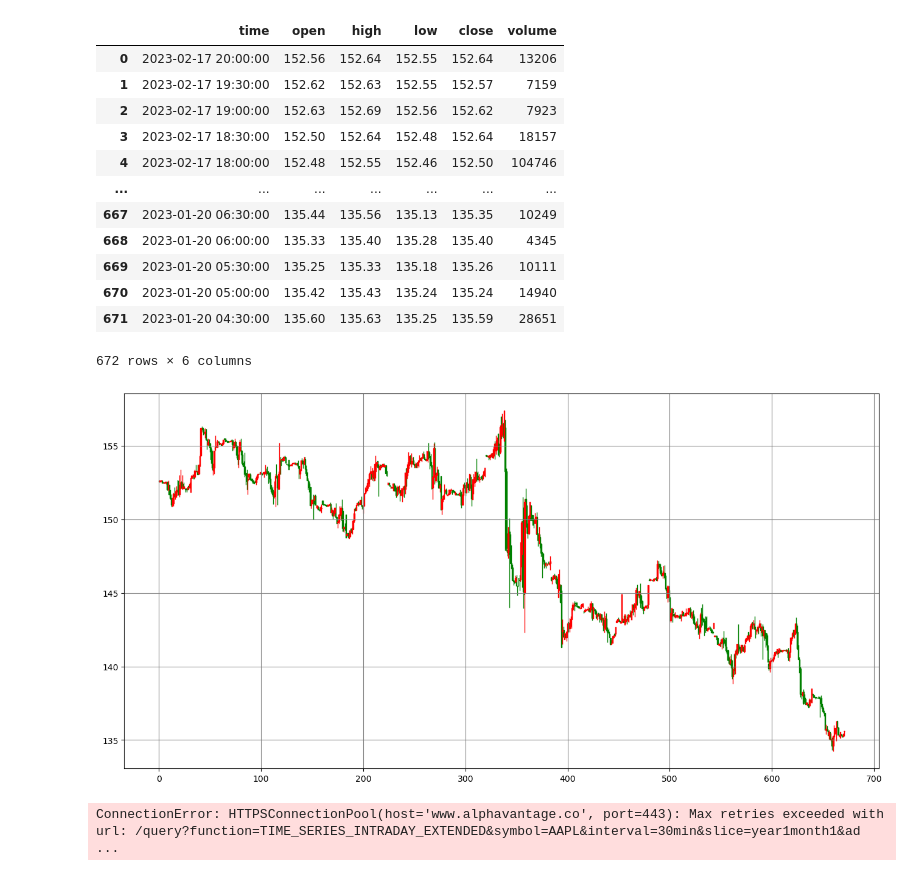
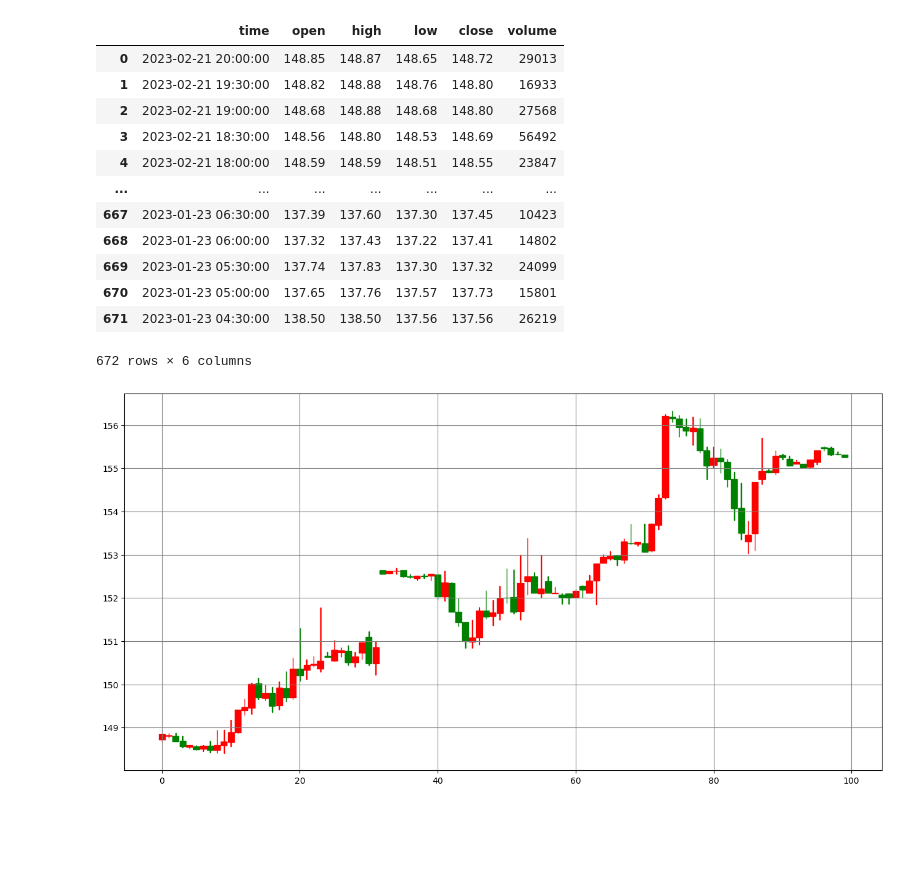
Before and after one commit to Rohan-SSS/ez_moeny, a Jupyter notebook: webapp/test.ipynb, the cells around one changed output. Cells and saved outputs as stored; diff of their text form; code cells hidden in the pictures; blank space fills up the shorter version.

```diff
--- a/webapp/test.ipynb
+++ b/webapp/test.ipynb
@@ -14,19 +17,19 @@ get_temp_csv('AAPL')
 # %%
-df = pd.read_csv(r'..\\webapp\\temp_csv.csv')
+df = pd.read_csv(get_temp_csv('AAPL'))
 # %%
 df
 # %% [output]
 |  | time | open | high | low | close | volume |
-| 0 | 2023-02-17 20:00:00 | 152.56 | 152.64 | 152.55 | 152.64 | 13206 |
-| 1 | 2023-02-17 19:30:00 | 152.62 | 152.63 | 152.55 | 152.57 | 7159 |
-| 2 | 2023-02-17 19:00:00 | 152.63 | 152.69 | 152.56 | 152.62 | 7923 |
-| 3 | 2023-02-17 18:30:00 | 152.50 | 152.64 | 152.48 | 152.64 | 18157 |
-| 4 | 2023-02-17 18:00:00 | 152.48 | 152.55 | 152.46 | 152.50 | 104746 |
+| 0 | 2023-02-21 20:00:00 | 148.85 | 148.87 | 148.65 | 148.72 | 29013 |
+| 1 | 2023-02-21 19:30:00 | 148.82 | 148.88 | 148.76 | 148.80 | 16933 |
+| 2 | 2023-02-21 19:00:00 | 148.68 | 148.88 | 148.68 | 148.80 | 27568 |
+| 3 | 2023-02-21 18:30:00 | 148.56 | 148.80 | 148.53 | 148.69 | 56492 |
+| 4 | 2023-02-21 18:00:00 | 148.59 | 148.59 | 148.51 | 148.55 | 23847 |
 | ... | ... | ... | ... | ... | ... | ... |
-| 667 | 2023-01-20 06:30:00 | 135.44 | 135.56 | 135.13 | 135.35 | 10249 |
-| 668 | 2023-01-20 06:00:00 | 135.33 | 135.40 | 135.28 | 135.40 | 4345 |
-| 669 | 2023-01-20 05:30:00 | 135.25 | 135.33 | 135.18 | 135.26 | 10111 |
-| 670 | 2023-01-20 05:00:00 | 135.42 | 135.43 | 135.24 | 135.24 | 14940 |
-| 671 | 2023-01-20 04:30:00 | 135.60 | 135.63 | 135.25 | 135.59 | 28651 |
+| 667 | 2023-01-23 06:30:00 | 137.39 | 137.60 | 137.30 | 137.45 | 10423 |
+| 668 | 2023-01-23 06:00:00 | 137.32 | 137.43 | 137.22 | 137.41 | 14802 |
+| 669 | 2023-01-23 05:30:00 | 137.74 | 137.83 | 137.30 | 137.32 | 24099 |
+| 670 | 2023-01-23 05:00:00 | 137.65 | 137.76 | 137.57 | 137.73 | 15801 |
+| 671 | 2023-01-23 04:30:00 | 138.50 | 138.50 | 137.56 | 137.56 | 26219 |
 672 rows × 6 columns
 # %%
@@ -60,8 +63,4 @@ def plot_chart(df):
 # %%
-plot_chart(df)
+plot_chart(df[:100])
 # %% [output]
-[figure, old version]
+[figure, new version]
-# %%
-df = pd.read_csv(get_temp_csv('AAPL'))
-# %% [output]
-ConnectionError: HTTPSConnectionPool(host='www.alphavantage.co', port=443): Max retries exceeded with url: /query?function=TIME_SERIES_INTRADAY_EXTENDED&symbol=AAPL&interval=30min&slice=year1month1&ad ...
```
Also changed, not shown: parts of 5 cells of this notebook, 3 other files.
